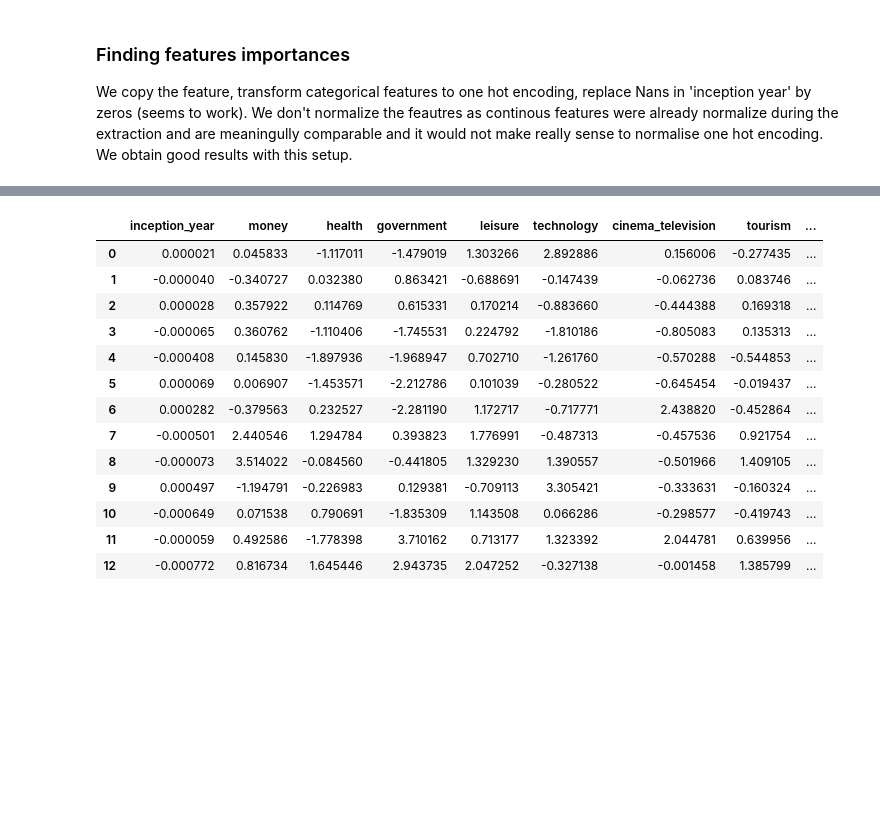
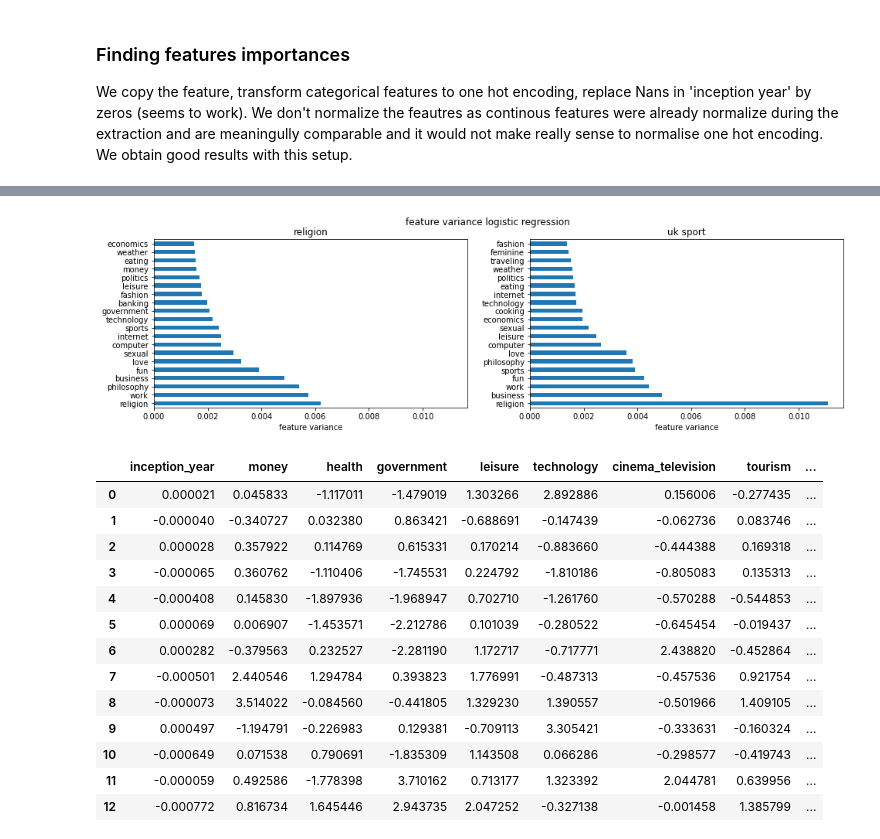
Before and after one commit to epfl-ada/ada-2021-project-improvise-adapt-overcome, a Jupyter notebook: src/feature_importance_analysis.ipynb, the cells around one changed output, grey strips where cells are left out. Saved outputs shown, nothing was run; the diff lists cells and outputs as text; code cells hidden in the pictures; blank space fills up the shorter version.

```diff
--- a/src/feature_importance_analysis.ipynb
+++ b/src/feature_importance_analysis.ipynb
@@ -350,3 +413,15 @@ def feature_importance_logistic(X, y):
+# %%
+fig, axs = plt.subplots(ncols=2, sharex=True, figsize=(16,4))
+
+fig.suptitle('feature variance logistic regression')
+axs[0].set_title('religion')
+axs[1].set_title('uk sport')
+axs[0].set_xlabel('feature variance')
+axs[1].set_xlabel('feature variance')
+plot_feature_importance(logit_var_1,axs[0])
+plot_feature_importance(logit_var_3,axs[1])
+# %% [output]
+[figure, added]
 # %%
 feat_importance = pd.DataFrame(columns=[ col for col in features.columns if col!='cluster_id'])
 for id in range(15):
```
Also changed, not shown: parts of 12 cells of this notebook.
